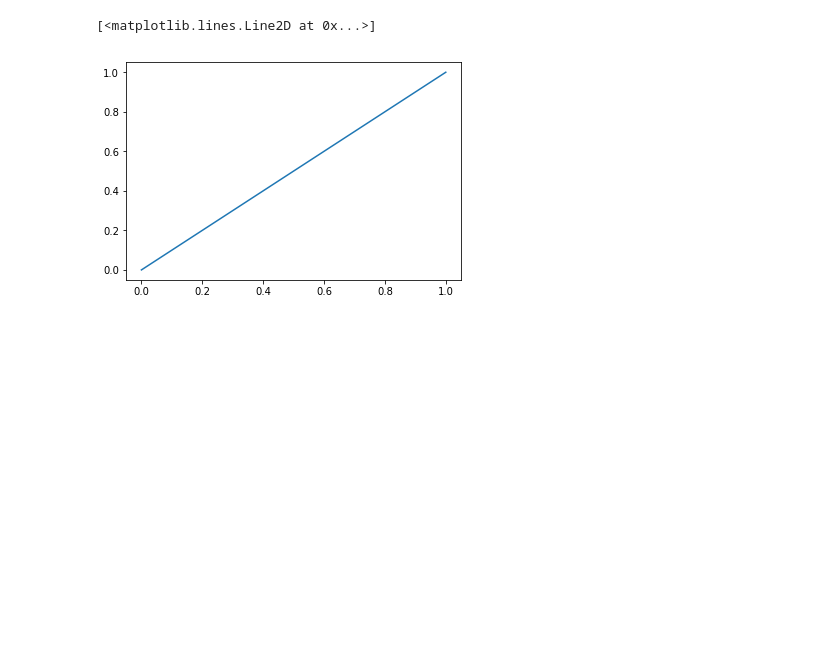
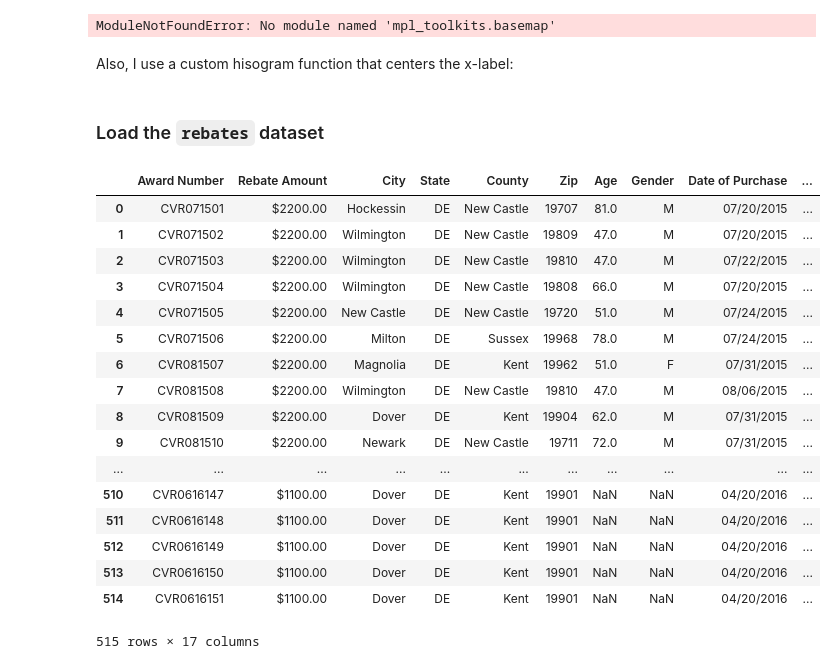
Before and after one commit to petermattia/Delaware-EVs, a Jupyter notebook: Electric vehicles in Delaware.ipynb, the cells around one changed output. Saved outputs shown, nothing was run; the diff lists cells and outputs as text; code cells hidden in the pictures; blank space fills up the shorter version.

Commit message:
testing basemap

```diff
--- a/Electric vehicles in Delaware.ipynb
+++ b/Electric vehicles in Delaware.ipynb
@@ -14,10 +16,14 @@ More information:
 # %%
 %matplotlib inline
 import numpy as np
+from scipy import stats as sp
 import matplotlib.pyplot as plt
+from mpl_toolkits.basemap import Basemap
 import pandas as pd
+from collections import Counter
+import seaborn as sns
+sns.set()
+# %% [output]
+ModuleNotFoundError: No module named 'mpl_toolkits.basemap'
-# %%
-plt.plot([0,1],[0,1])
-# %% [output]
-[<matplotlib.lines.Line2D at 0x...>]
-[figure, removed]
+# %% [markdown]
+Also, I use a custom hisogram function that centers the x-label:
@@ -23,0 +36,24 @@ plt.plot([0,1],[0,1])
+# %% [markdown]
+### Load the `rebates` dataset
+# %%
+rebates = pd.read_csv('State_Rebates_for_Alternative-Fuel_Vehicles.csv')
+rebates
+# %% [output]
+|  | Award Number | Rebate Amount | City | State | County | Zip | Age | Gender | Date of Purchase | ... |
+| 0 | CVR071501 | $2200.00 | Hockessin | DE | New Castle | 19707 | 81.0 | M | 07/20/2015 | ... |
+| 1 | CVR071502 | $2200.00 | Wilmington | DE | New Castle | 19809 | 47.0 | M | 07/20/2015 | ... |
+| 2 | CVR071503 | $2200.00 | Wilmington | DE | New Castle | 19810 | 47.0 | M | 07/22/2015 | ... |
+| 3 | CVR071504 | $2200.00 | Wilmington | DE | New Castle | 19808 | 66.0 | M | 07/20/2015 | ... |
+| 4 | CVR071505 | $2200.00 | New Castle | DE | New Castle | 19720 | 51.0 | M | 07/24/2015 | ... |
+| 5 | CVR071506 | $2200.00 | Milton | DE | Sussex | 19968 | 78.0 | M | 07/24/2015 | ... |
+| 6 | CVR081507 | $2200.00 | Magnolia | DE | Kent | 19962 | 51.0 | F | 07/31/2015 | ... |
+| 7 | CVR081508 | $2200.00 | Wilmington | DE | New Castle | 19810 | 47.0 | M | 08/06/2015 | ... |
+| 8 | CVR081509 | $2200.00 | Dover | DE | Kent | 19904 | 62.0 | M | 07/31/2015 | ... |
+| 9 | CVR081510 | $2200.00 | Newark | DE | New Castle | 19711 | 72.0 | M | 07/31/2015 | ... |
+| ... | ... | ... | ... | ... | ... | ... | ... | ... | ... | ... |
+| 510 | CVR0616147 | $1100.00 | Dover | DE | Kent | 19901 | NaN | NaN | 04/20/2016 | ... |
+| 511 | CVR0616148 | $1100.00 | Dover | DE | Kent | 19901 | NaN | NaN | 04/20/2016 | ... |
+| 512 | CVR0616149 | $1100.00 | Dover | DE | Kent | 19901 | NaN | NaN | 04/20/2016 | ... |
+| 513 | CVR0616150 | $1100.00 | Dover | DE | Kent | 19901 | NaN | NaN | 04/20/2016 | ... |
+| 514 | CVR0616151 | $1100.00 | Dover | DE | Kent | 19901 | NaN | NaN | 04/20/2016 | ... |
+515 rows × 17 columns
```
Also changed, not shown: parts of 9 cells of this notebook, 1 other file.
